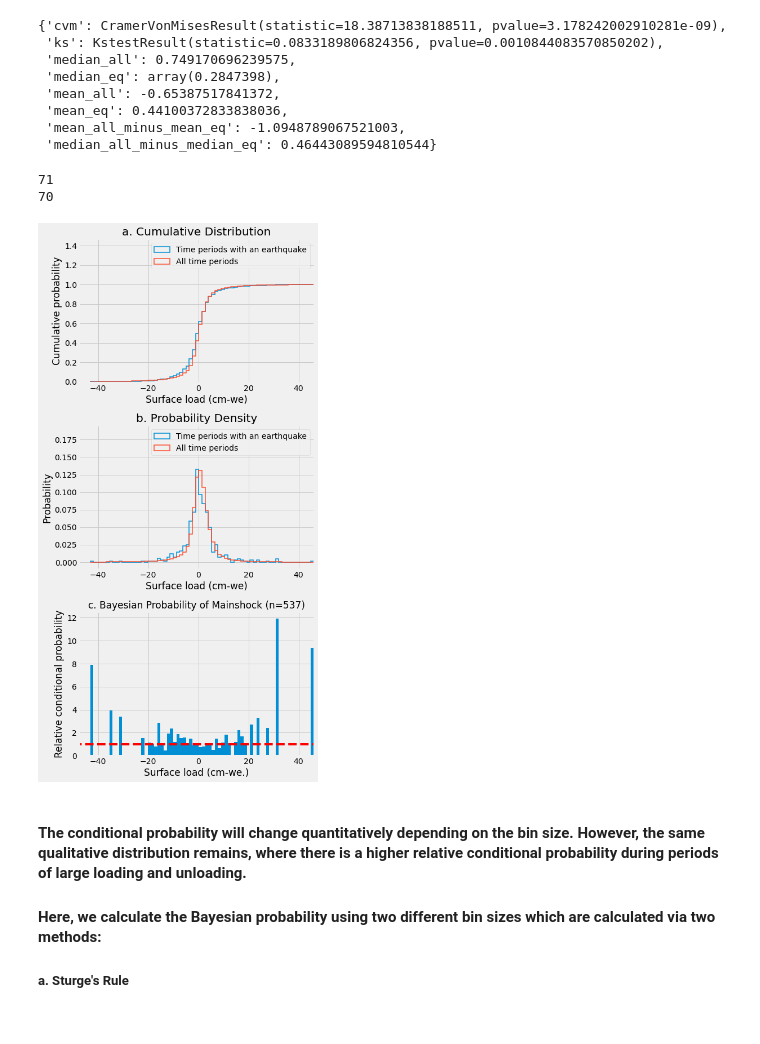
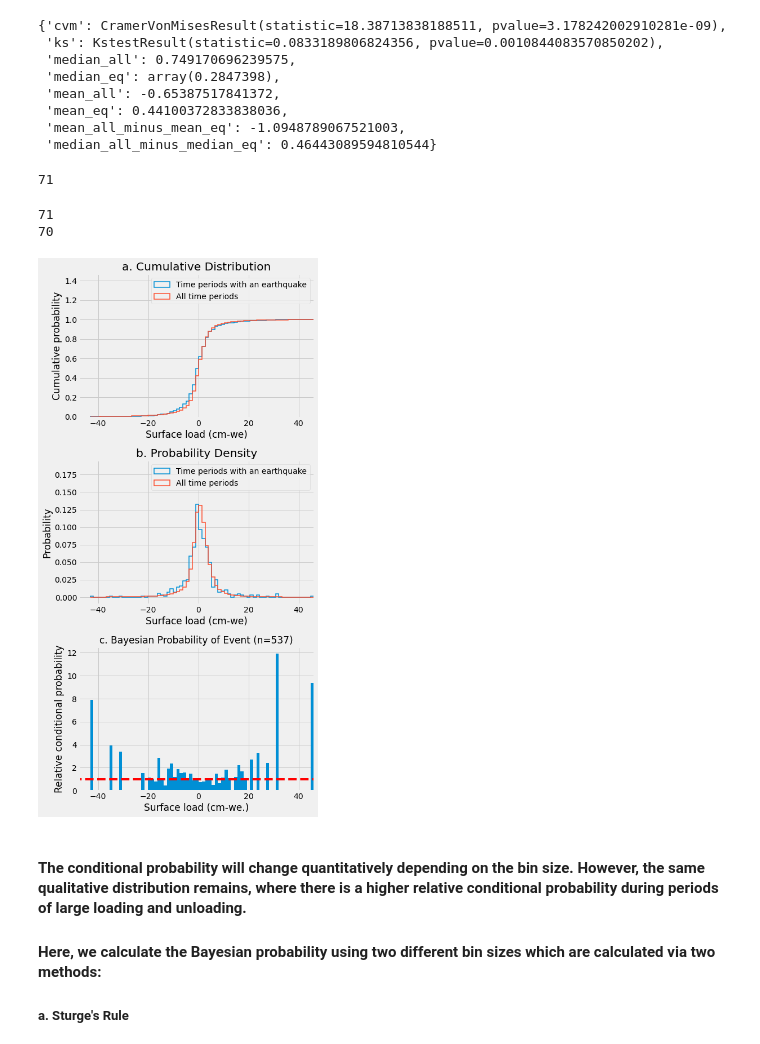
Before and after one commit to amandasyamsul/SLIQ, a Jupyter notebook: full-surface-load-mainshocks.ipynb, the cells around one changed output. Saved outputs shown, nothing was run; the diff lists cells and outputs as text; code cells hidden in the pictures.

```diff
--- a/full-surface-load-mainshocks.ipynb
+++ b/full-surface-load-mainshocks.ipynb
@@ -148,12 +153,13 @@ set_of_figures_load(ds['lwe_thickness'].data.flatten(), catalog.dmass,
 # %%
 importlib.reload(loadquakes)
 
 set_of_figures_load(ds['lwe_thickness'].data.flatten(), mainshock.dmass,
-                    'c. Bayesian Probability of Mainshock (n=537)','fd')
+                    'c. Bayesian Probability of Event (n=537)','fd')
 # %% [output]
 71
-70
+71
+70
-[figure, old version]
+[figure, new version]
 # %% [markdown]
 #### The conditional probability will change quantitatively depending on the bin size. However, the same qualitative distribution remains, where there is a higher relative conditional probability during periods of large loading and unloading.
 
```
Also changed, not shown: parts of 14 cells of this notebook.
